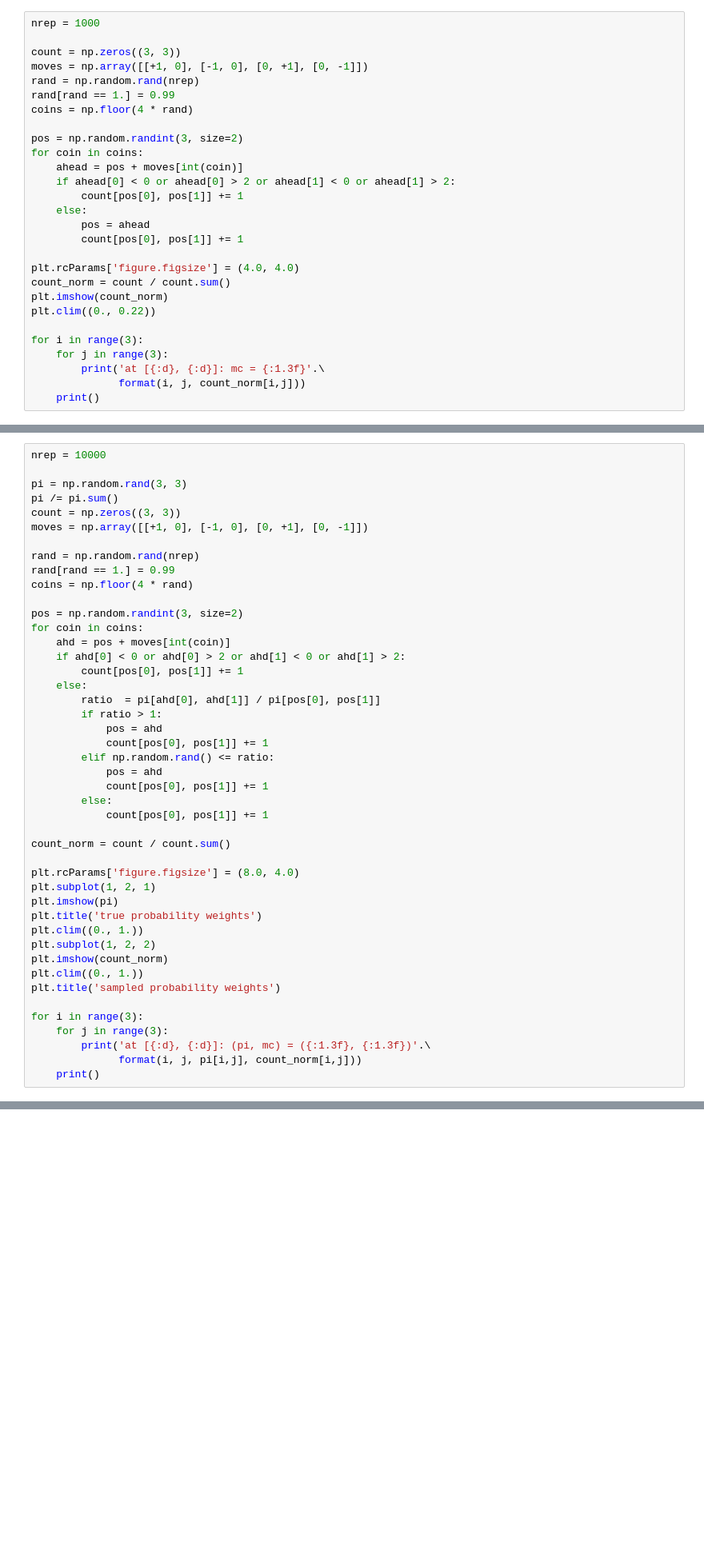
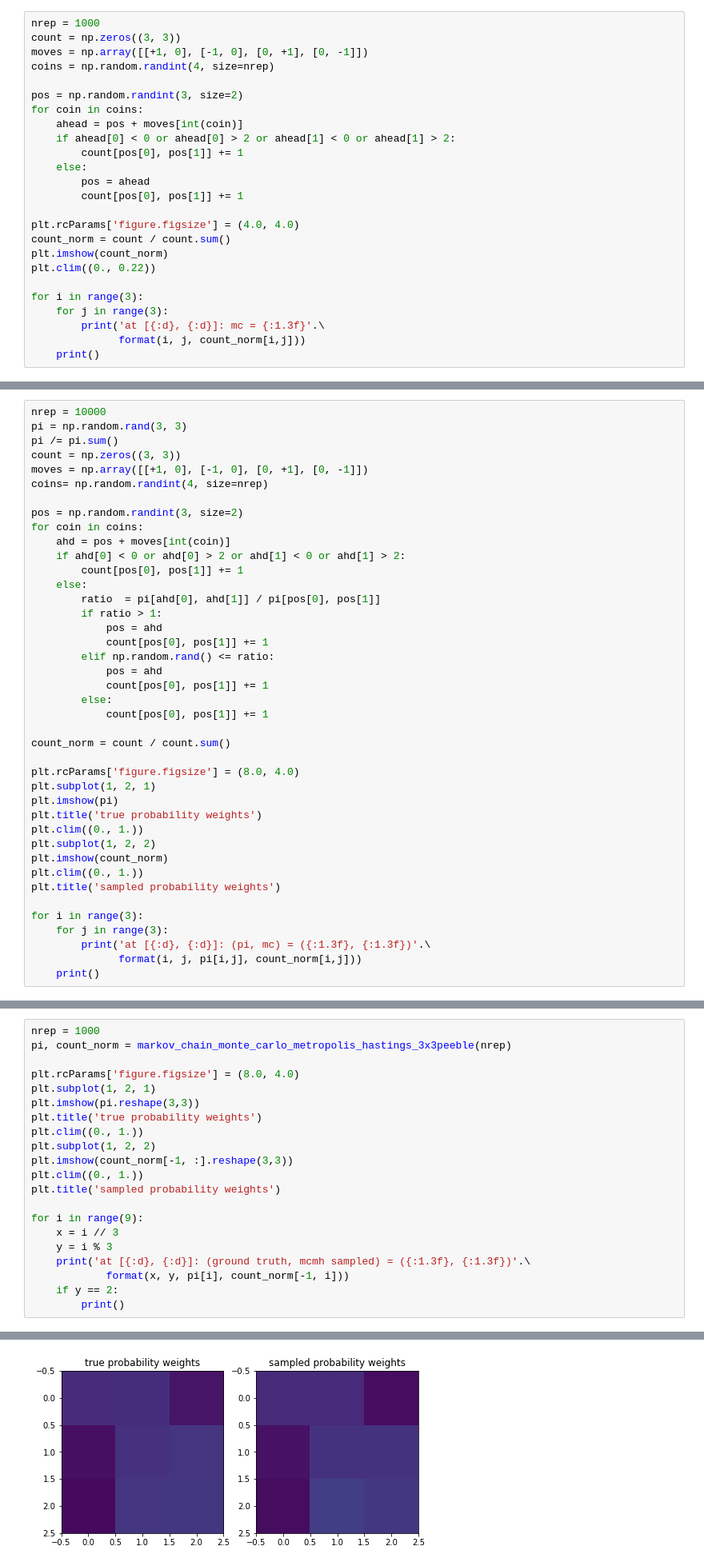
Before and after one commit to kiyomizuhi/computational_physics, a Jupyter notebook: coursera_krauth_statmech/week01/markov_chain_metropolis_hastings_3x3peeble.ipynb, the cells around one changed output, grey strips where cells are left out. Shown: that part at 80% size. Cells and saved outputs as stored; diff of their text form; blank space fills up the shorter version.

Commit message:
markov chain metropolis hastings

```diff
--- a/coursera_krauth_statmech/week01/markov_chain_metropolis_hastings_3x3peeble.ipynb
+++ b/coursera_krauth_statmech/week01/markov_chain_metropolis_hastings_3x3peeble.ipynb
@@ -6,12 +6,9 @@ import matplotlib.pyplot as plt
 # Case for homogeneous probabilility weights
 # %%
 nrep = 1000
-
 count = np.zeros((3, 3))
 moves = np.array([[+1, 0], [-1, 0], [0, +1], [0, -1]])
-rand = np.random.rand(nrep)
-rand[rand == 1.] = 0.99
-coins = np.floor(4 * rand)
+coins = np.random.randint(4, size=nrep)
 
 pos = np.random.randint(3, size=2)
 for coin in coins:
@@ -49,15 +46,11 @@ at [2, 2]: mc = 0.120
 # Case for inhomogeneous probabilility weights
 # %%
 nrep = 10000
-
 pi = np.random.rand(3, 3)
 pi /= pi.sum()
 count = np.zeros((3, 3))
 moves = np.array([[+1, 0], [-1, 0], [0, +1], [0, -1]])
-
-rand = np.random.rand(nrep)
-rand[rand == 1.] = 0.99
-coins = np.floor(4 * rand)
+coins= np.random.randint(4, size=nrep)
 
 pos = np.random.randint(3, size=2)
 for coin in coins:
@@ -107,0 +130,22 @@ at [2, 2]: (pi, mc) = (0.136, 0.133)
+# %%
+nrep = 1000
+pi, count_norm = markov_chain_monte_carlo_metropolis_hastings_3x3peeble(nrep)
+
+plt.rcParams['figure.figsize'] = (8.0, 4.0)
+plt.subplot(1, 2, 1)
+plt.imshow(pi.reshape(3,3))
+plt.title('true probability weights')
+plt.clim((0., 1.))
+plt.subplot(1, 2, 2)
+plt.imshow(count_norm[-1, :].reshape(3,3))
+plt.clim((0., 1.))
+plt.title('sampled probability weights')
+
+for i in range(9):
+    x = i // 3
+    y = i % 3
+    print('at [{:d}, {:d}]: (ground truth, mcmh sampled) = ({:1.3f}, {:1.3f})'.\
+            format(x, y, pi[i], count_norm[-1, i]))
+    if y == 2:
+        print()
+# %% [output]
@@ -107,0 +163 @@ at [2, 2]: (pi, mc) = (0.136, 0.133)
+[figure, added]
```
Also changed, not shown: parts of 6 cells of this notebook.
